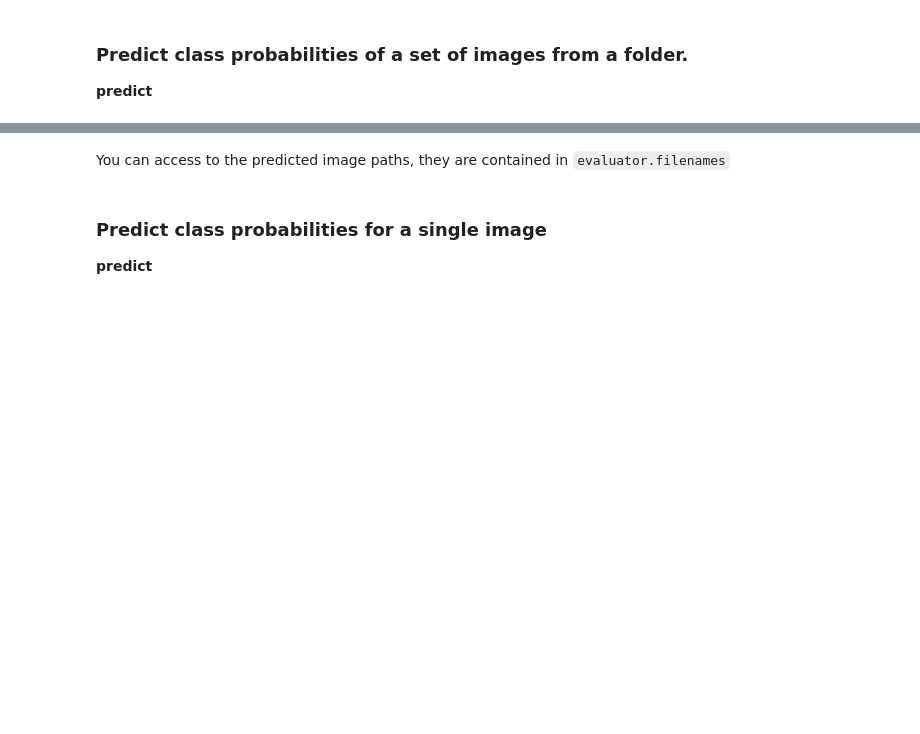
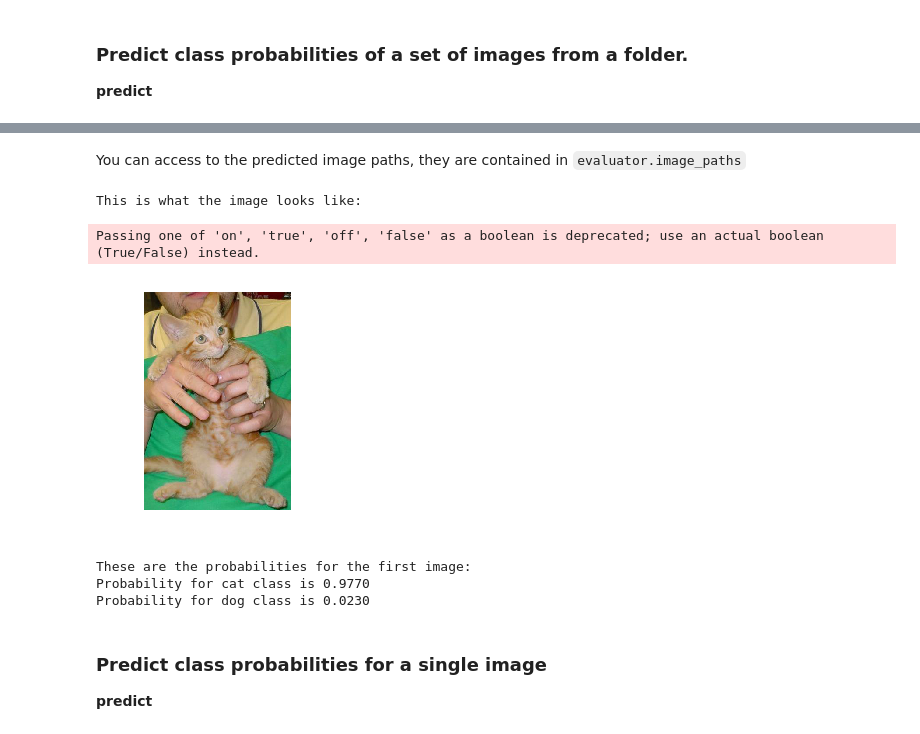
Before and after one commit to triagemd/keras-eval, a Jupyter notebook: example.ipynb, the cells around one changed output, grey strips where cells are left out. Cells and saved outputs as stored; diff of their text form; code cells hidden in the pictures; blank space fills up the shorter version.

```diff
--- a/example.ipynb
+++ b/example.ipynb
@@ -131,14 +154,24 @@ probs = evaluator.predict(folder_path)
 # %% [markdown]
-You can access to the predicted image paths, they are contained in `evaluator.filenames`
+You can access to the predicted image paths, they are contained in `evaluator.image_paths`
 # %%
 # We will plot the first image
-image_0 = evaluator.filenames[0]
+image_0 = evaluator.image_paths[0]
 plt.imshow(mpimg.imread(image_0))
 plt.grid('off')
 plt.axis('off')
 print('This is what the image looks like: ')
+# %% [output]
+This is what the image looks like:
+Passing one of 'on', 'true', 'off', 'false' as a boolean is deprecated; use an actual boolean (True/False) instead.
+[figure, added]
 # %%
-print('These are the probabilities for the first image: ', probs[0,0]) # Probabilities of the first image predicted
+print('These are the probabilities for the first image: ') # Probabilities of the first image predicted
+for index, c in enumerate(class_dict):
+    print('Probability for ' + c['abbrev'] + ' class is %.4f'%probs[0, 0, index])
+# %% [output]
+These are the probabilities for the first image:
+Probability for cat class is 0.9770
+Probability for dog class is 0.0230
 # %% [markdown]
 ### Predict class probabilities for a single image
 
```
Also changed, not shown: parts of 12 cells of this notebook, 4 other files.
